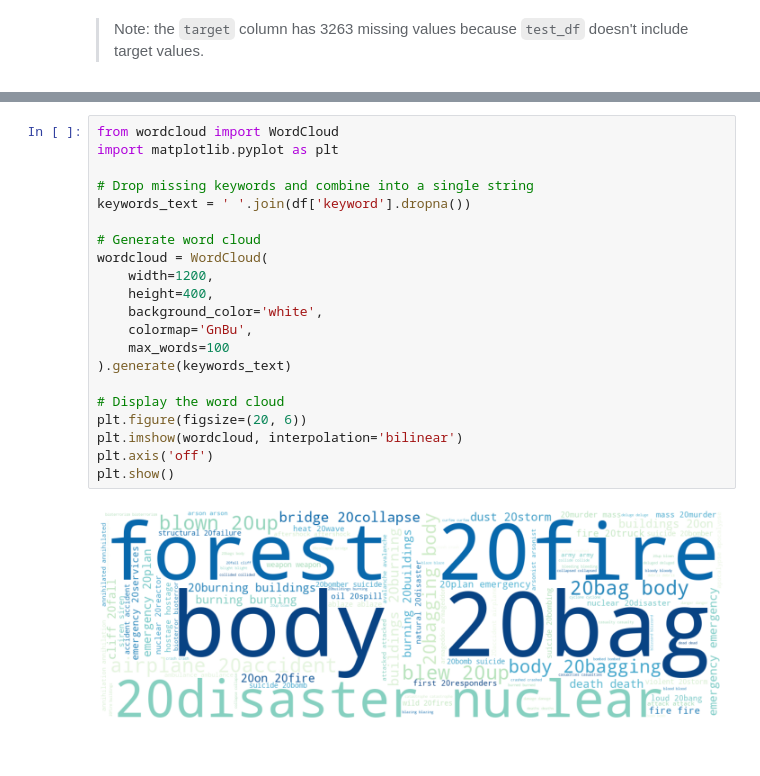
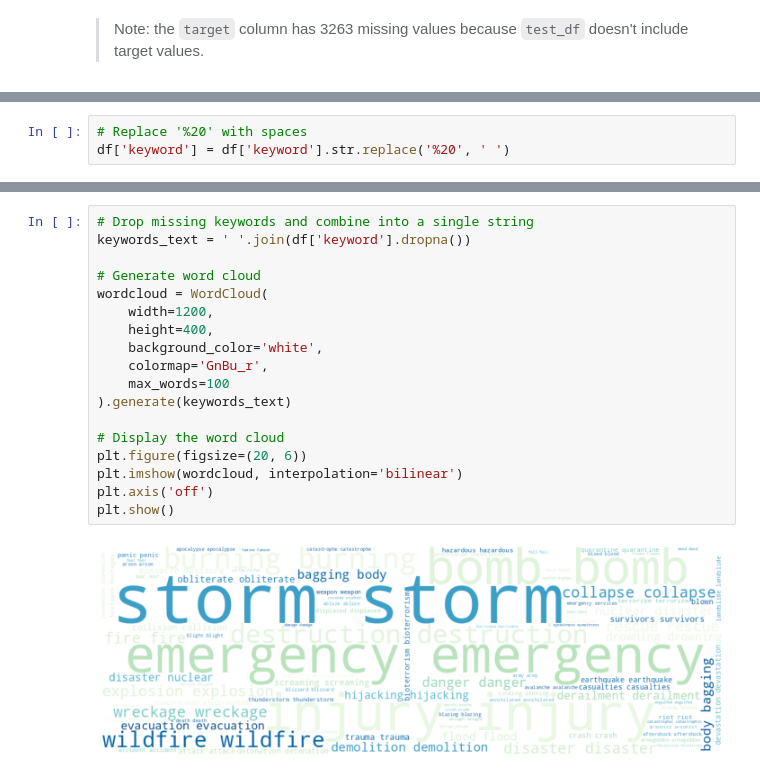
Before and after one commit to ryan-bulger/Disaster-Tweets, a Jupyter notebook: disaster_rnn_kaggle.ipynb, the cells around one changed output, grey strips where cells are left out. Saved outputs shown, nothing was run; the diff lists cells and outputs as text.

Commit message:
renaming keywords

```diff
--- a/disaster_rnn_kaggle.ipynb
+++ b/disaster_rnn_kaggle.ipynb
@@ -132,0 +189,3 @@ plt.show()
+# %%
+# Replace '%20' with spaces
+df['keyword'] = df['keyword'].str.replace('%20', ' ')
@@ -133,23 +271,20 @@ plt.show()
 # %%
-from wordcloud import WordCloud
-import matplotlib.pyplot as plt
-
 # Drop missing keywords and combine into a single string
 keywords_text = ' '.join(df['keyword'].dropna())
 
 # Generate word cloud
 wordcloud = WordCloud(
     width=1200,
     height=400,
     background_color='white',
-    colormap='GnBu',
+    colormap='GnBu_r',
     max_words=100
 ).generate(keywords_text)
 
 # Display the word cloud
 plt.figure(figsize=(20, 6))
 plt.imshow(wordcloud, interpolation='bilinear')
 plt.axis('off')
 plt.show()
 # %% [output]
-[figure, old version]
+[figure, new version]
```
Also changed, not shown: parts of 33 cells of this notebook.
